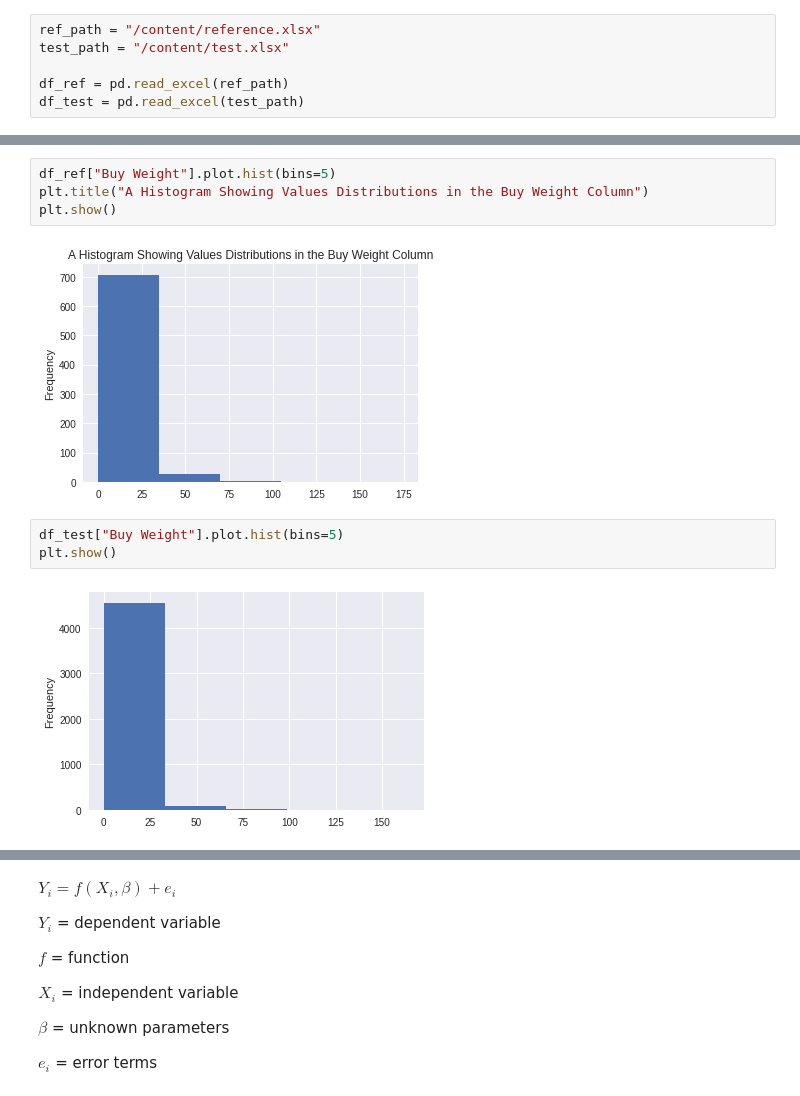
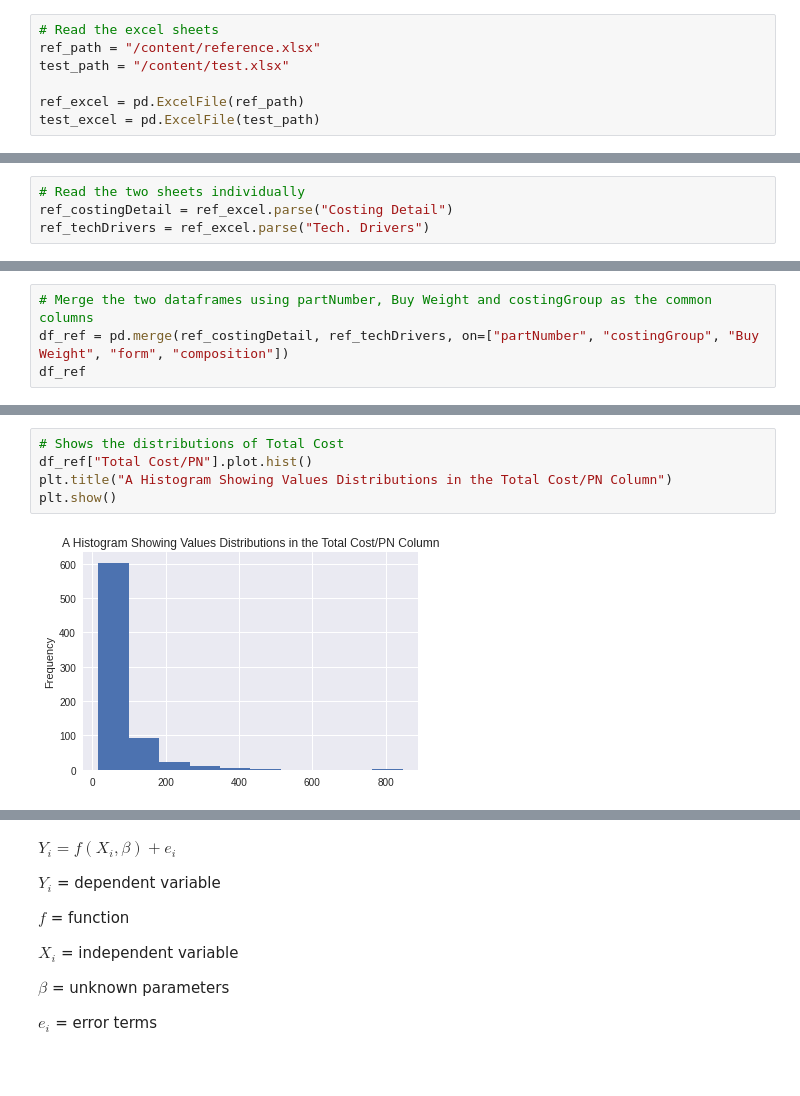
Before and after one commit to sam505/Machine_Learning, a Jupyter notebook: Predictive_Analysis.ipynb, the cells around one changed output, grey strips where cells are left out. Cells and saved outputs as stored; diff of their text form; blank space fills up the shorter version.

```diff
--- a/Predictive_Analysis.ipynb
+++ b/Predictive_Analysis.ipynb
@@ -12,7 +14,8 @@ from sklearn.metrics import mean_squared_error, r2_score
 matplotlib.style.use('seaborn')
 # %%
+# Read the excel sheets
 ref_path = "/content/reference.xlsx"
 test_path = "/content/test.xlsx"
 
-df_ref = pd.read_excel(ref_path)
-df_test = pd.read_excel(test_path)
+ref_excel = pd.ExcelFile(ref_path)
+test_excel = pd.ExcelFile(test_path)
@@ -46,0 +27,4 @@ df_ref.describe()
+# %%
+# Read the two sheets individually
+ref_costingDetail = ref_excel.parse("Costing Detail")
+ref_techDrivers = ref_excel.parse("Tech. Drivers")
@@ -46,0 +65,4 @@ df_ref.describe()
+# %%
+# Merge the two dataframes using partNumber, Buy Weight and costingGroup as the common columns
+df_ref = pd.merge(ref_costingDetail, ref_techDrivers, on=["partNumber", "costingGroup", "Buy Weight", "form", "composition"])
+df_ref
@@ -68,16 +120,12 @@ plt.show()
 # %% [output]
 [figure]
 # %%
-df_ref["Buy Weight"].plot.hist(bins=5)
-plt.title("A Histogram Showing Values Distributions in the Buy Weight Column")
+# Shows the distributions of Total Cost
+df_ref["Total Cost/PN"].plot.hist()
+plt.title("A Histogram Showing Values Distributions in the Total Cost/PN Column")
 plt.show()
 # %% [output]
-[figure, old version]
+[figure, new version]
-# %%
-df_test["Buy Weight"].plot.hist(bins=5)
-plt.show()
-# %% [output]
-[figure, removed]
 # %%
 pd.DataFrame(df_ref.isnull().sum())
 # %% [output]
```
Also changed, not shown: parts of 43 cells of this notebook.
